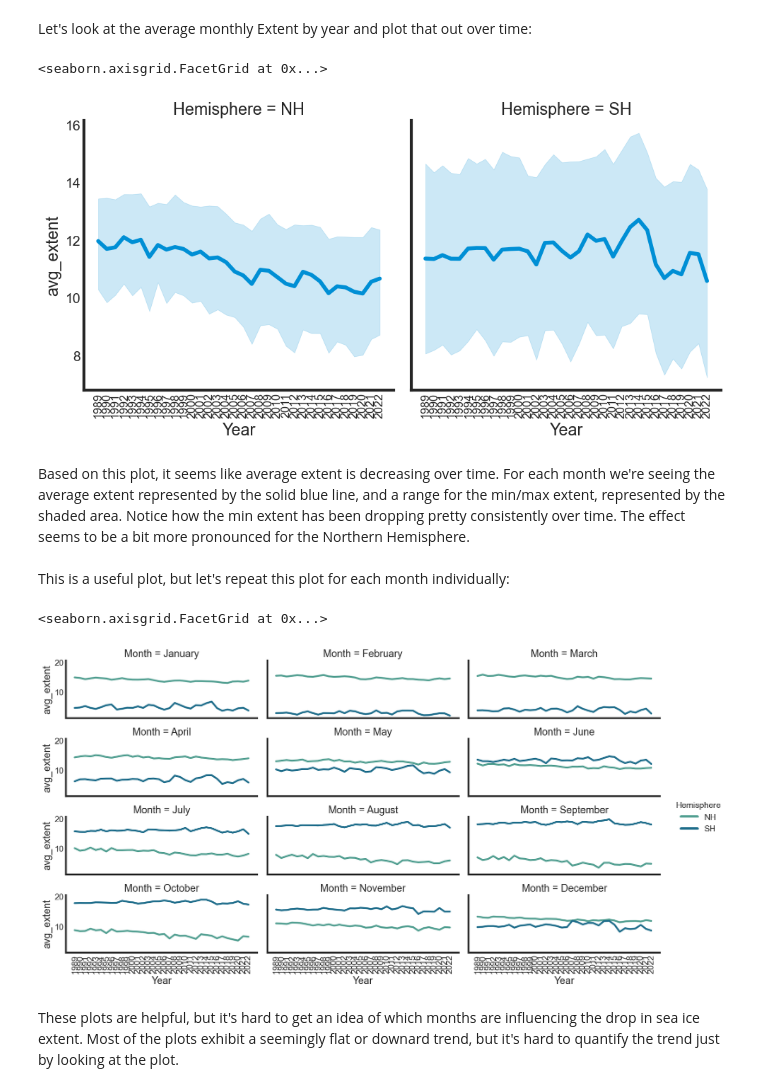
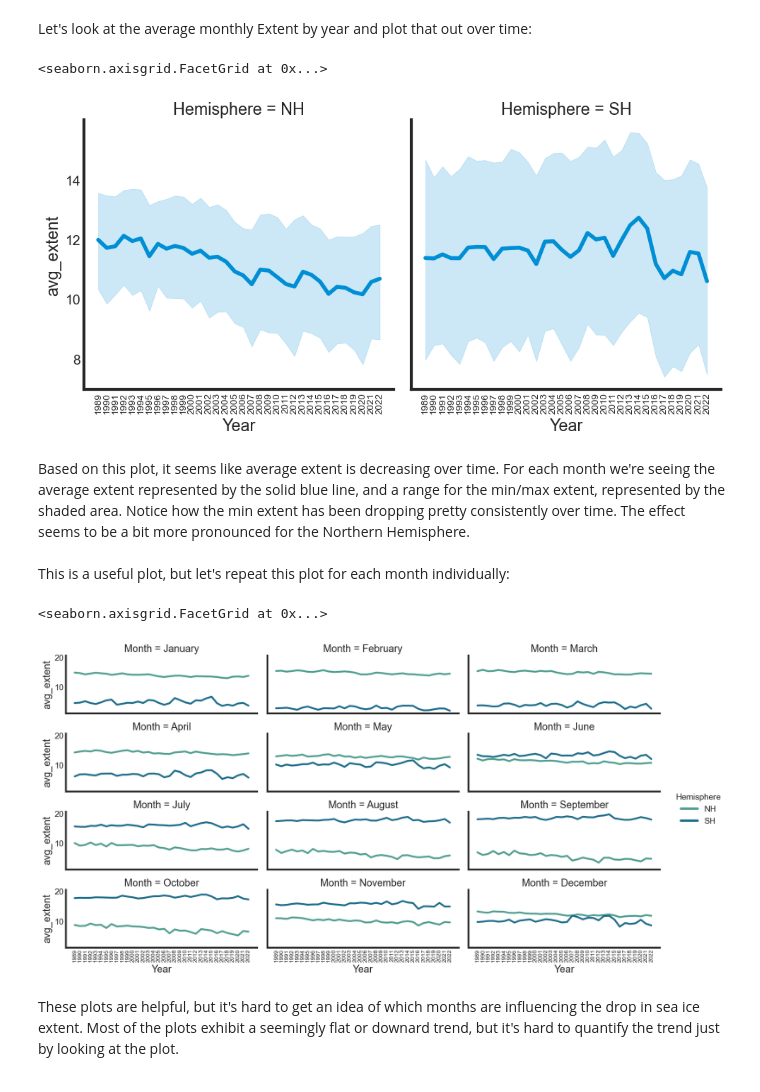
Before and after one commit to rhalemsc/sea-ice, a Jupyter notebook: Sea_Ice_Analysis.ipynb, the cells around one changed output. Cells and saved outputs as stored; diff of their text form; code cells hidden in the pictures.

```diff
--- a/Sea_Ice_Analysis.ipynb
+++ b/Sea_Ice_Analysis.ipynb
@@ -68,26 +68,26 @@ df_avgs = df_sea_ice_t.groupby(['Hemisphere',
 # %%
 g = sns.relplot(data=df_avgs, x="Year", y="avg_extent", col="Hemisphere", kind="line")
 g.tight_layout()
-g.set_xticklabels(rotation=90, size='small')
+g.set_xticklabels(rotation=90, size='x-small')
 # %% [output]
 <seaborn.axisgrid.FacetGrid at 0x...>
-[figure, old version]
+[figure, new version]
 # %% [markdown]
 Based on this plot, it seems like average extent is decreasing over time. For each month we're seeing the average extent represented by the solid blue line, and a range for the min/max extent, represented by the shaded area. Notice how the min extent has been dropping pretty consistently over time. The effect seems to be a bit more pronounced for the Northern Hemisphere.<br><br>
 This is a useful plot, but let's repeat this plot for each month individually:
 # %%
 g = sns.relplot(
     data=df_avgs,
     x="Year", y="avg_extent", col="Month", hue ="Hemisphere",
     kind="line", palette="crest", linewidth=3, zorder=5,
     col_wrap=3, height=2, aspect=2.5, legend=True
 )
 
 g.tight_layout()
-g.set_xticklabels(rotation=90)
+g.set_xticklabels(rotation=90, size='x-small')
 # %% [output]
 <seaborn.axisgrid.FacetGrid at 0x...>
-[figure, old version]
+[figure, new version]
 # %% [markdown]
 These plots are helpful, but it's hard to get an idea of which months are influencing the drop in sea ice extent. Most of the plots exhibit a seemingly flat or downard trend, but it's hard to quantify the trend just by looking at the plot.
 # %% [markdown]
```
